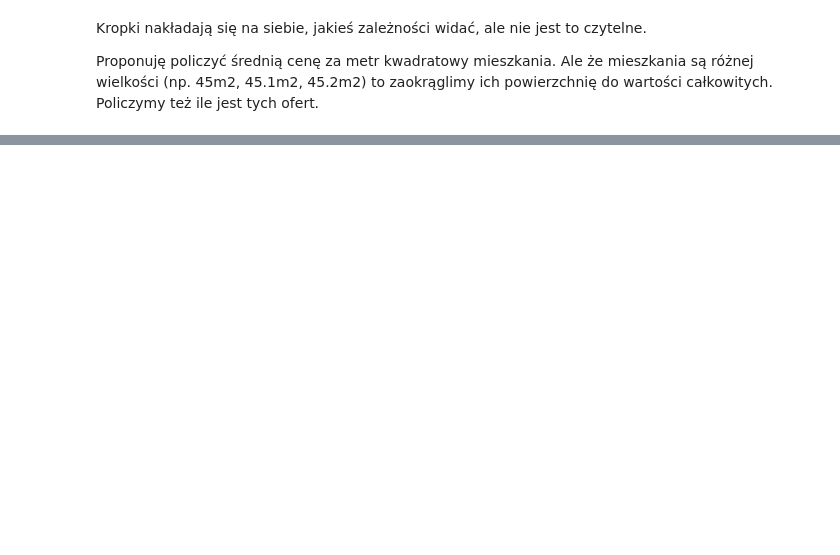
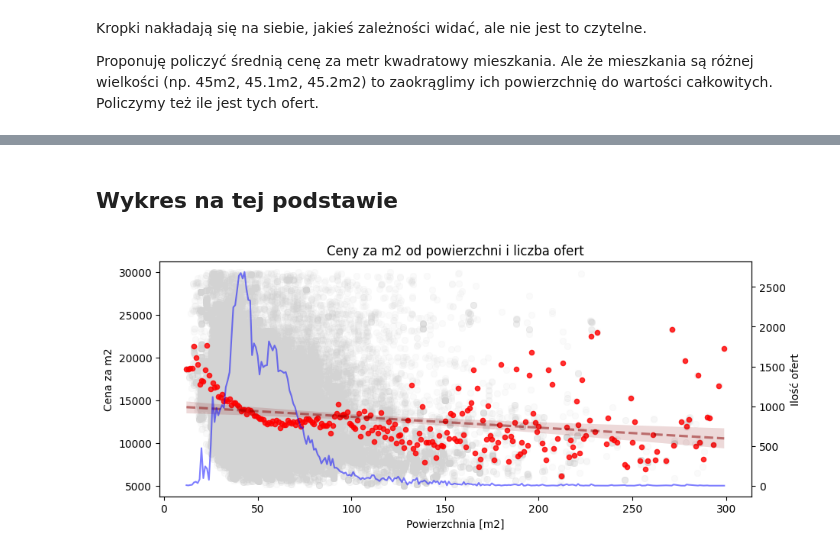
Before and after one commit to kotlarekm/Mieszkania, a Jupyter notebook: 2_wykresy.ipynb, the cells around one changed output, grey strips where cells are left out. Saved outputs shown, nothing was run; the diff lists cells and outputs as text; code cells hidden in the pictures; blank space fills up the shorter version.

```diff
--- a/2_wykresy.ipynb
+++ b/2_wykresy.ipynb
@@ -41,5 +40,4 @@ Kropki nakładają się na siebie, jakieś zależności widać, ale nie jest to
 
 Proponuję policzyć średnią cenę za metr kwadratowy mieszkania. Ale że mieszkania są różnej wielkości (np. 45m2, 45.1m2, 45.2m2) to zaokrąglimy ich powierzchnię do wartości całkowitych. Policzymy też ile jest tych ofert.
 # %%
-df["area_int"] = df["area"].astype(int)
-df.groupby('area_int').mean("price_m2")
+plot_df = df[df["area"]<300][["area","price_m2"]].copy()
@@ -61,7 +44,62 @@ df.groupby('area_int').mean("price_m2")
+# %%
+plot_df["area"] = plot_df["area"].round(0)
 # %%
-df_plot = df \
-    .groupby("area_int", as_index=False) \
-    .aggregate(
+plot_df = (
+    plot_df
+    .groupby("area", as_index=False)
+    .agg(
         price_m2_mean= ("price_m2", "mean"),
         price_m2_count= ("price_m2", "count")
-    )
+    ))
+# %% [markdown]
+## Wykres na tej podstawie
+# %%
+plt.figure(figsize=(10,4))
+
+# Tworzenie osi
+ax1 = plt.gca() #pobranie głównej osi
+ax2 = ax1.twinx()   #stwórz bliźniaczą oś - nowa skala
+
+sns.scatterplot( data=df[df["area"]<300],
+    x="area",
+    y="price_m2",
+
+    alpha=0.1,  #wypełnienie
+    edgecolor=None,
+    color='lightgray',
+    ax=ax1
+)
+
+sns.regplot(
+    data=plot_df,
+    x="area",
+    y="price_m2_mean",
+    color='red',
+    line_kws={"color": "darkred",
+             "linestyle": "--",
+             "alpha": 0.5},
+    scatter_kws={"s": 20,
+                 "color": "red"},
+    ax = ax1,
+)
+
+sns.lineplot(
+    data=plot_df,
+    x="area",
+    y="price_m2_count",
+    ax=ax2,
+    color='blue',
+    alpha=0.5
+)
+
+
+ax1.set_xlabel("Powierzchnia [m2]")
+ax1.set_ylabel("Cena za m2")
+ax2.set_ylabel("Ilość ofert")
+
+
+plt.title("Ceny za m2 od powierzchni i liczba ofert")
+
+plt.show()
+# %% [output]
+[figure, added]
```
Also changed, not shown: parts of 23 cells of this notebook, 2 other files.
